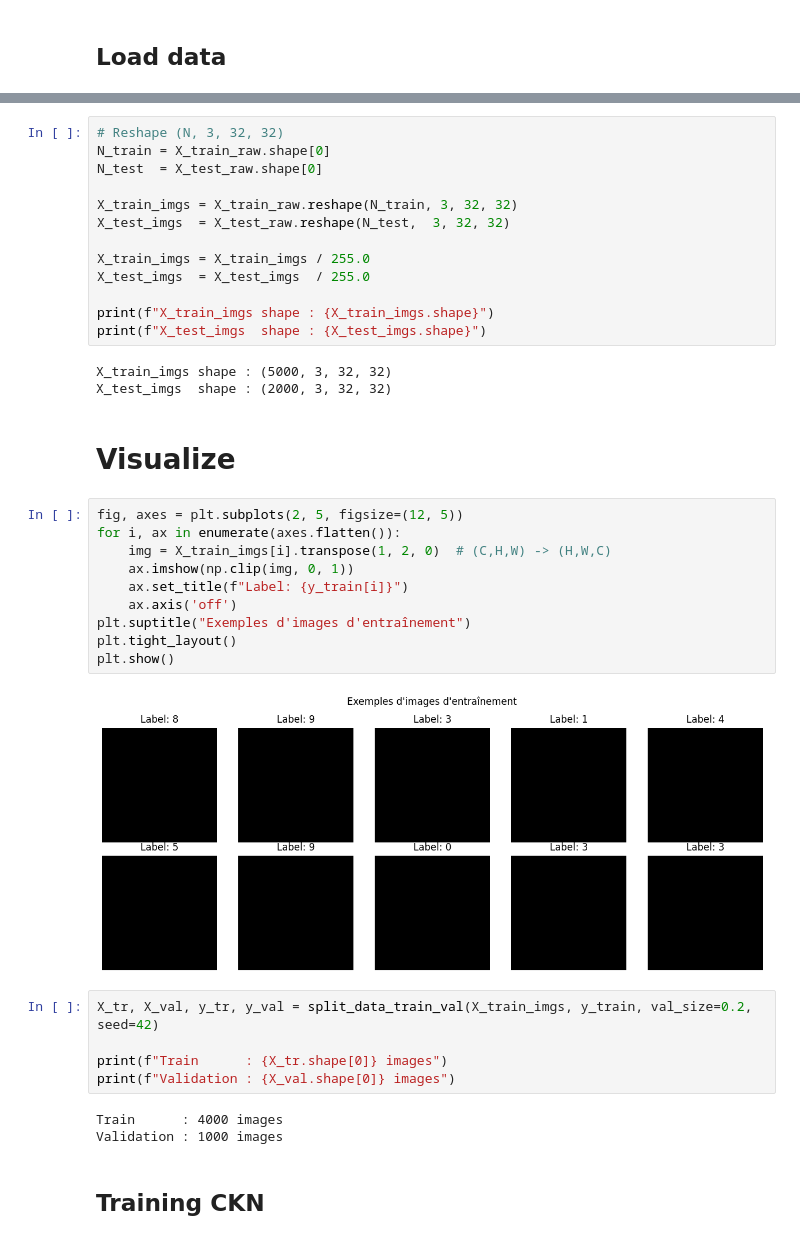
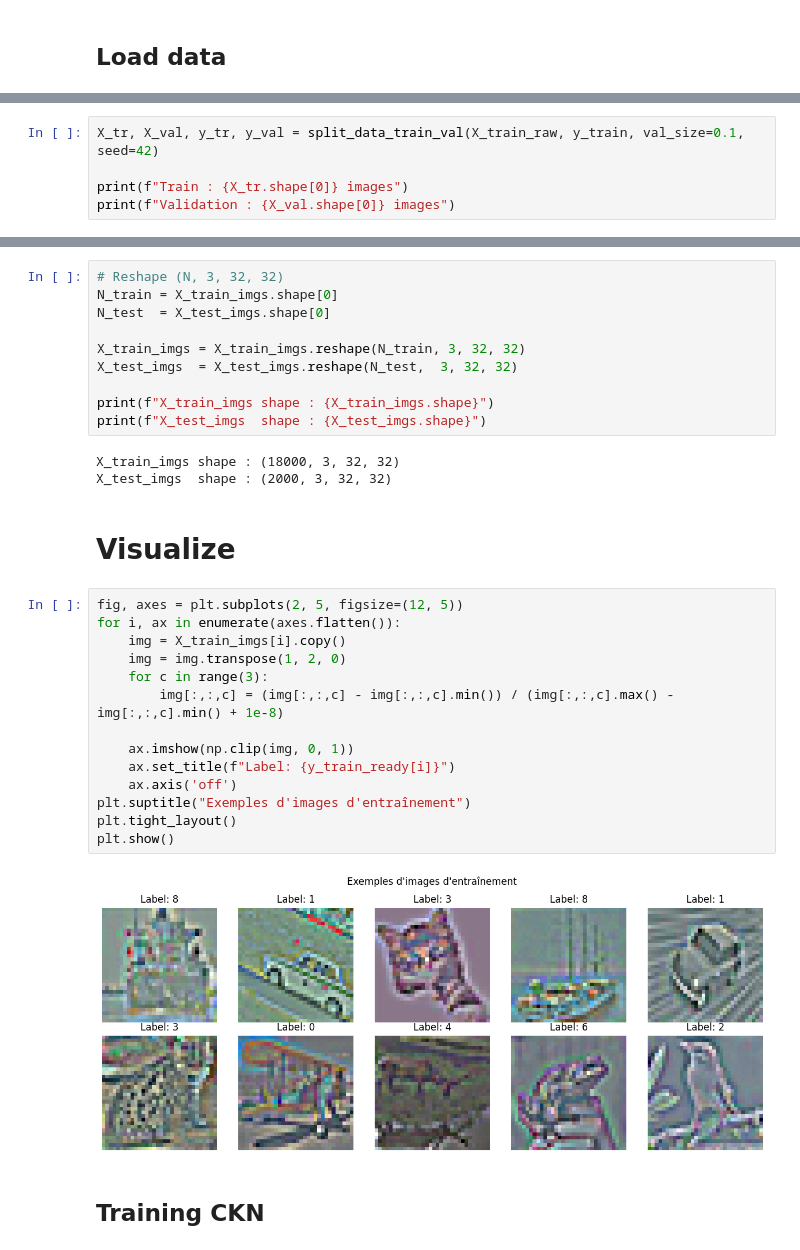
Before and after one commit to Octaveleroy/Challenge_KM, a Jupyter notebook: challenge.ipynb, the cells around one changed output, grey strips where cells are left out. Cells and saved outputs as stored; diff of their text form.

```diff
--- a/challenge.ipynb
+++ b/challenge.ipynb
@@ -49,0 +49,5 @@ Classes       : [0 1 2 3 4 5 6 7 8 9]
+# %%
+X_tr, X_val, y_tr, y_val = split_data_train_val(X_train_raw, y_train, val_size=0.1, seed=42)
+
+print(f"Train : {X_tr.shape[0]} images")
+print(f"Validation : {X_val.shape[0]} images")
@@ -50,40 +88,33 @@ Classes       : [0 1 2 3 4 5 6 7 8 9]
 # %%
 # Reshape (N, 3, 32, 32)
-N_train = X_train_raw.shape[0]
-N_test  = X_test_raw.shape[0]
+N_train = X_train_imgs.shape[0]
+N_test  = X_test_imgs.shape[0]
 
-X_train_imgs = X_train_raw.reshape(N_train, 3, 32, 32)
-X_test_imgs  = X_test_raw.reshape(N_test,  3, 32, 32)
-
-X_train_imgs = X_train_imgs / 255.0
-X_test_imgs  = X_test_imgs  / 255.0
+X_train_imgs = X_train_imgs.reshape(N_train, 3, 32, 32)
+X_test_imgs  = X_test_imgs.reshape(N_test,  3, 32, 32)
 
 print(f"X_train_imgs shape : {X_train_imgs.shape}")
 print(f"X_test_imgs  shape : {X_test_imgs.shape}")
 # %% [output]
-X_train_imgs shape : (5000, 3, 32, 32)
+X_train_imgs shape : (18000, 3, 32, 32)
 X_test_imgs  shape : (2000, 3, 32, 32)
 # %% [markdown]
 # Visualize
 # %%
 fig, axes = plt.subplots(2, 5, figsize=(12, 5))
 for i, ax in enumerate(axes.flatten()):
-    img = X_train_imgs[i].transpose(1, 2, 0)  # (C,H,W) -> (H,W,C)
+    img = X_train_imgs[i].copy()
+    img = img.transpose(1, 2, 0)
+    for c in range(3):
+        img[:,:,c] = (img[:,:,c] - img[:,:,c].min()) / (img[:,:,c].max() - img[:,:,c].min() + 1e-8)
+
     ax.imshow(np.clip(img, 0, 1))
-    ax.set_title(f"Label: {y_train[i]}")
+    ax.set_title(f"Label: {y_train_ready[i]}")
     ax.axis('off')
 plt.suptitle("Exemples d'images d'entraînement")
 plt.tight_layout()
 plt.show()
 # %% [output]
-[figure, old version]
+[figure, new version]
-# %%
-X_tr, X_val, y_tr, y_val = split_data_train_val(X_train_imgs, y_train, val_size=0.2, seed=42)
-
-print(f"Train      : {X_tr.shape[0]} images")
-print(f"Validation : {X_val.shape[0]} images")
-# %% [output]
-Train      : 4000 images
-Validation : 1000 images
 # %% [markdown]
 ## Training CKN
```
Also changed, not shown: parts of 28 cells of this notebook, 4 other files.
